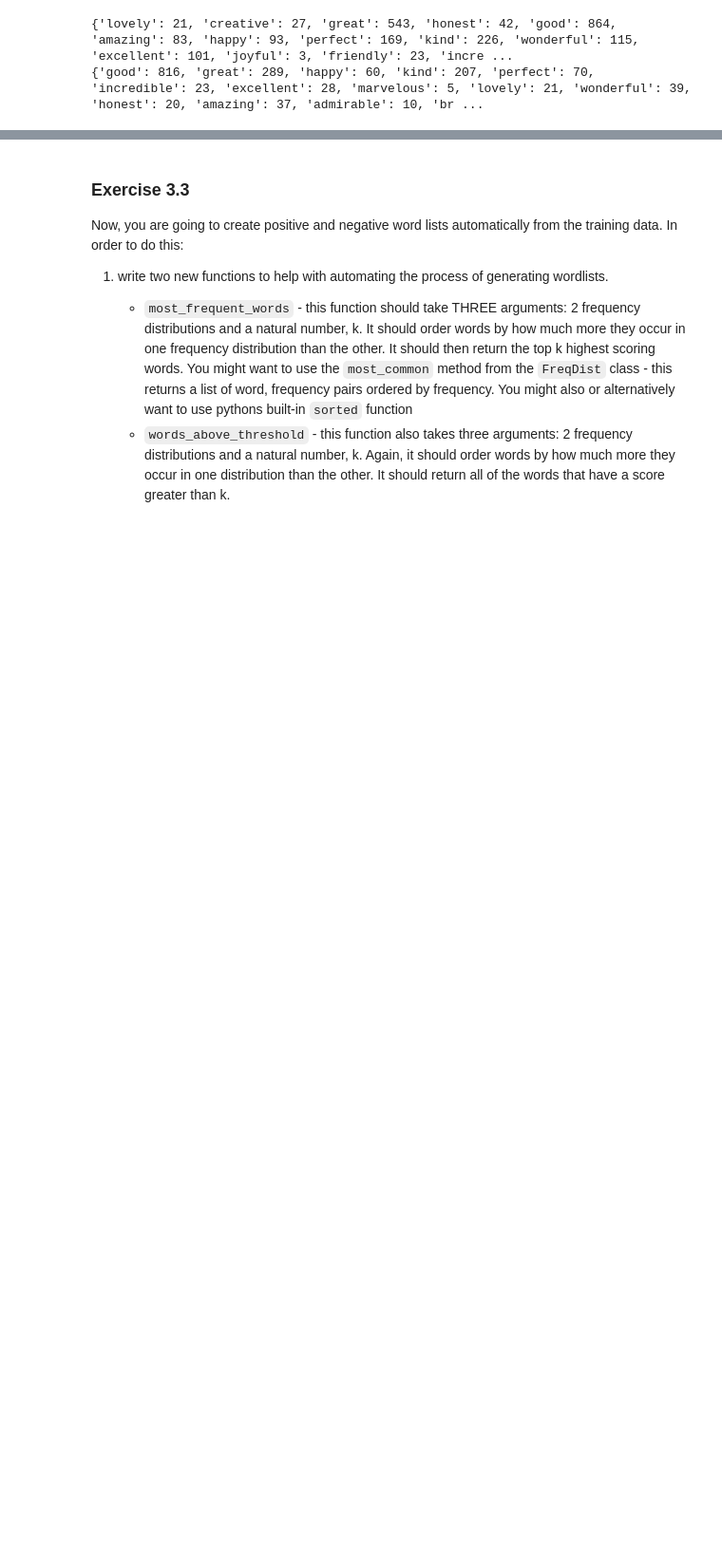
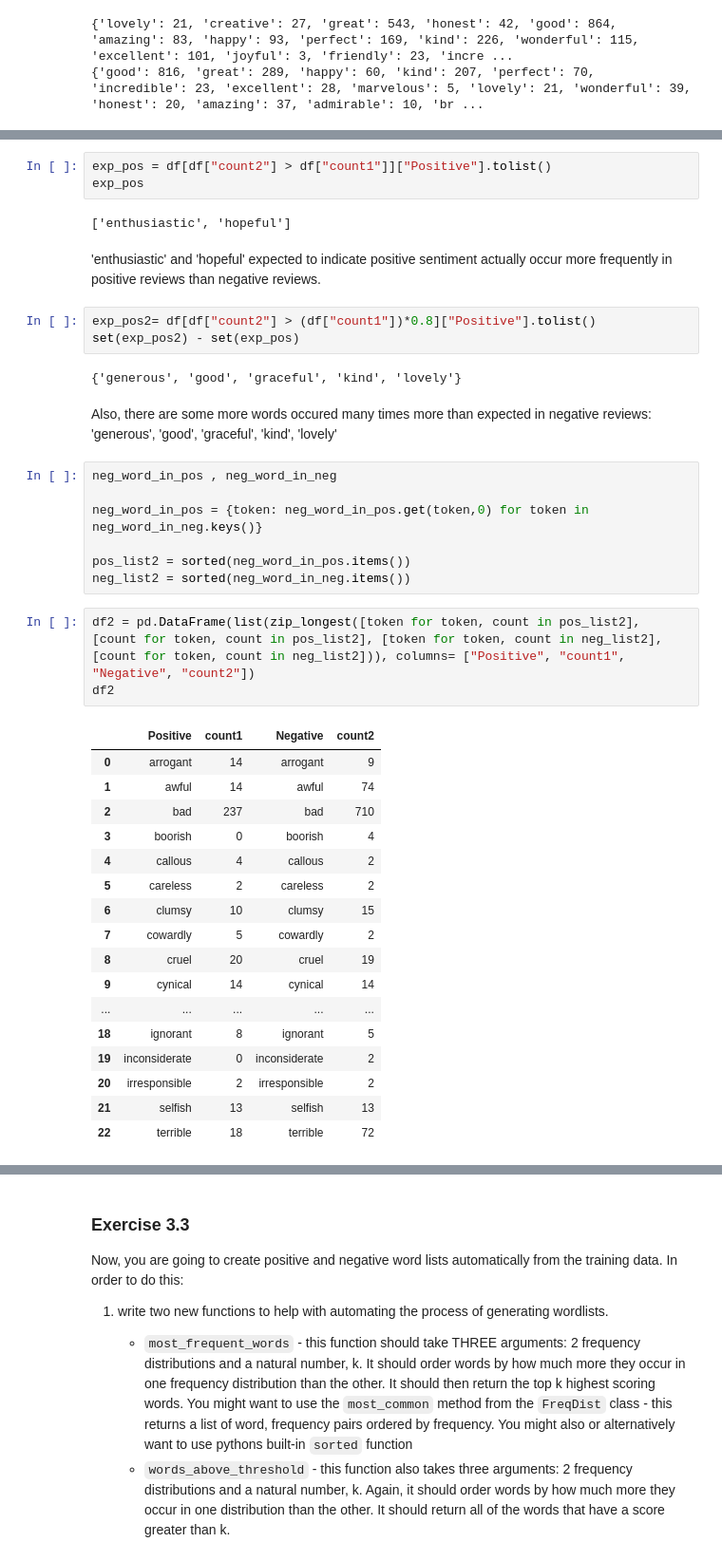
Before and after one commit to Efemirkan/Applied-Natural-Language-Processing, a Jupyter notebook: Lab_3_1.ipynb, the cells around one changed output, grey strips where cells are left out. Shown at 95% size. Cells and saved outputs as stored; diff of their text form; blank space fills up the shorter version.

```diff
--- a/Lab_3_1.ipynb
+++ b/Lab_3_1.ipynb
@@ -439,0 +433,42 @@ df_expected_neg
+# %%
+exp_pos = df[df["count2"] > df["count1"]]["Positive"].tolist()
+exp_pos
+# %% [output]
+['enthusiastic', 'hopeful']
+# %% [markdown]
+'enthusiastic' and 'hopeful' expected to indicate positive sentiment actually occur more frequently in positive reviews than negative reviews.
+# %%
+exp_pos2= df[df["count2"] > (df["count1"])*0.8]["Positive"].tolist()
+set(exp_pos2) - set(exp_pos)
+# %% [output]
+{'generous', 'good', 'graceful', 'kind', 'lovely'}
+# %% [markdown]
+Also, there are some more words occured many times more than expected in negative reviews:  'generous', 'good', 'graceful', 'kind', 'lovely'
+# %%
+neg_word_in_pos , neg_word_in_neg
+
+neg_word_in_pos = {token: neg_word_in_pos.get(token,0) for token in neg_word_in_neg.keys()}
+
+pos_list2 = sorted(neg_word_in_pos.items())
+neg_list2 = sorted(neg_word_in_neg.items())
+# %%
+df2 = pd.DataFrame(list(zip_longest([token for token, count in pos_list2], [count for token, count in pos_list2], [token for token, count in neg_list2], [count for token, count in neg_list2])), columns= ["Positive", "count1", "Negative", "count2"])
+df2
+# %% [output]
+|  | Positive | count1 | Negative | count2 |
+| 0 | arrogant | 14 | arrogant | 9 |
+| 1 | awful | 14 | awful | 74 |
+| 2 | bad | 237 | bad | 710 |
+| 3 | boorish | 0 | boorish | 4 |
+| 4 | callous | 4 | callous | 2 |
+| 5 | careless | 2 | careless | 2 |
+| 6 | clumsy | 10 | clumsy | 15 |
+| 7 | cowardly | 5 | cowardly | 2 |
+| 8 | cruel | 20 | cruel | 19 |
+| 9 | cynical | 14 | cynical | 14 |
+| ... | ... | ... | ... | ... |
+| 18 | ignorant | 8 | ignorant | 5 |
+| 19 | inconsiderate | 0 | inconsiderate | 2 |
+| 20 | irresponsible | 2 | irresponsible | 2 |
+| 21 | selfish | 13 | selfish | 13 |
+| 22 | terrible | 18 | terrible | 72 |
```
Also changed, not shown: parts of 21 cells of this notebook.
